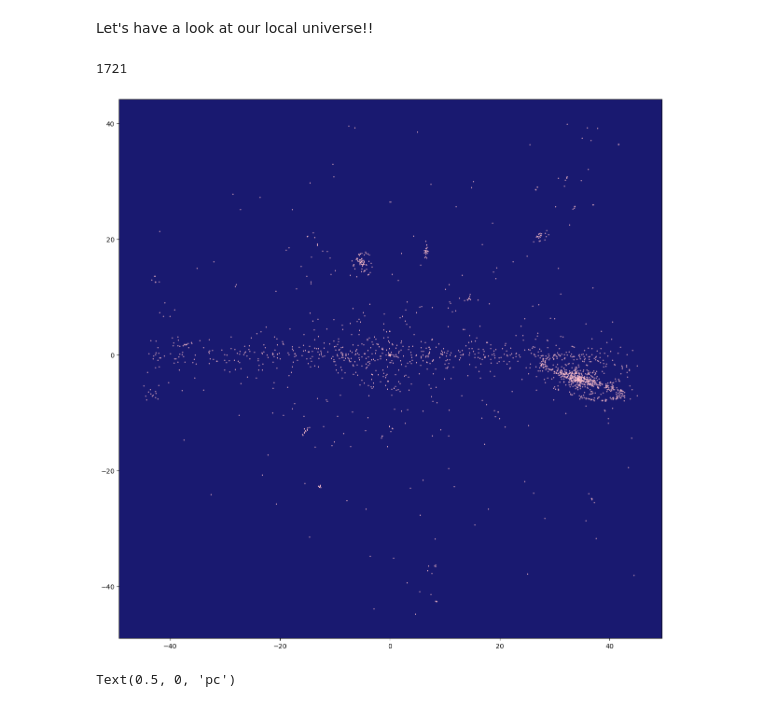
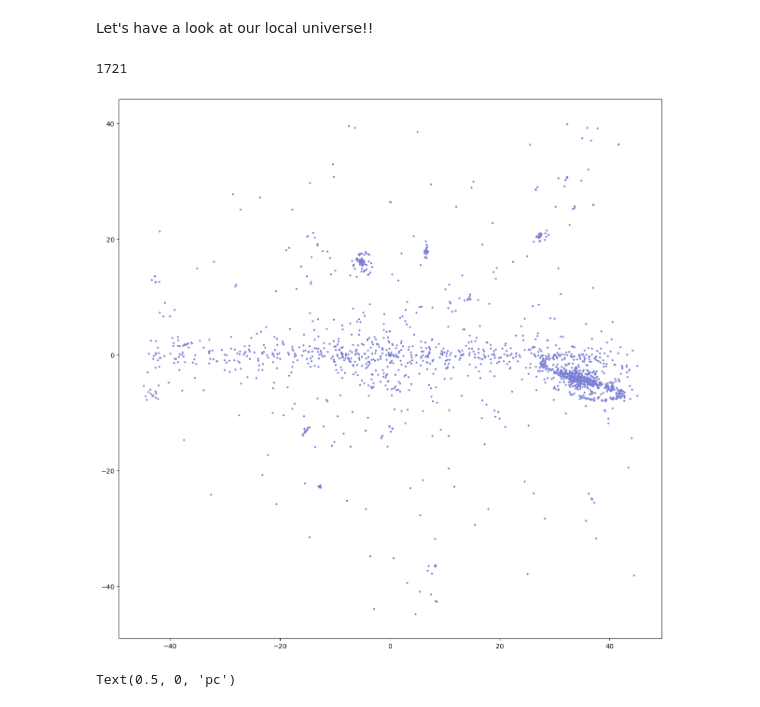
Before and after one commit to nicomii/astro_ladder, a Jupyter notebook: final/welcome.ipynb, the cells around one changed output. Drawn from its saved outputs; the diff is of its cells as text; code cells hidden in the pictures.

```diff
--- a/final/welcome.ipynb
+++ b/final/welcome.ipynb
@@ -17,21 +17,21 @@ Let's have a look at our local universe!!
 # %%
 
 star_index = [i for i, x in enumerate(parallax) if x > 0.001]
 
 X_pos = [X_stars[i] for i in star_index]
 Y_pos = [Y_stars[i] for i in star_index]
 
 print(len(star_index))
 # plot
 fig = plt.figure(figsize=(15, 15))
 ax = fig.add_subplot(1, 1, 1)
-ax.scatter(X_pos, Y_pos, s=0.5, c='pink')
-ax.set_facecolor('midnightblue')
+ax.scatter(X_pos, Y_pos, s=4, c='#7b7fd4')
+#ax.set_facecolor('midnightblue')
 
 plt.show()
 # %% [output]
 1721
-[figure, old version]
+[figure, new version]
 # %%
 import numpy as np
 from csv import DictWriter
```
Also changed, not shown: parts of 7 cells of this notebook, 8 other files.
